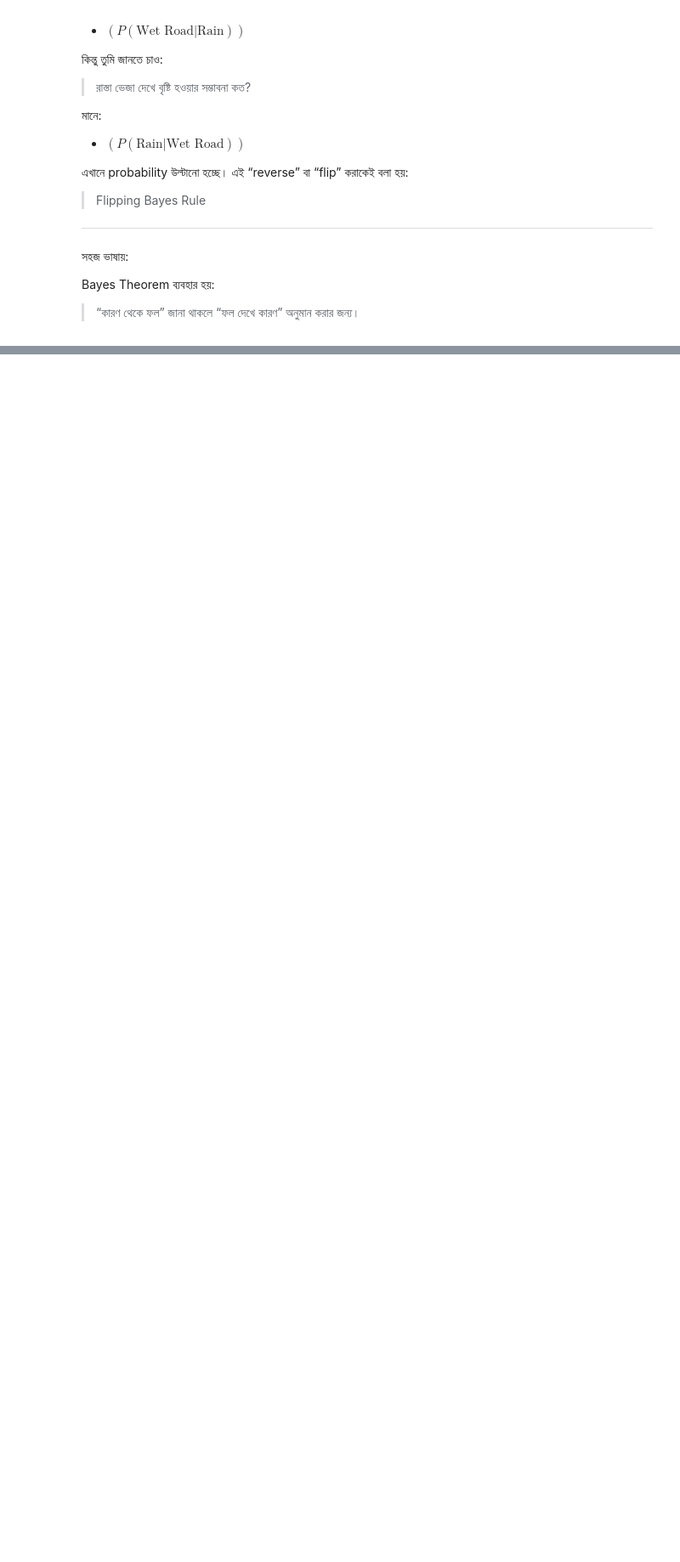
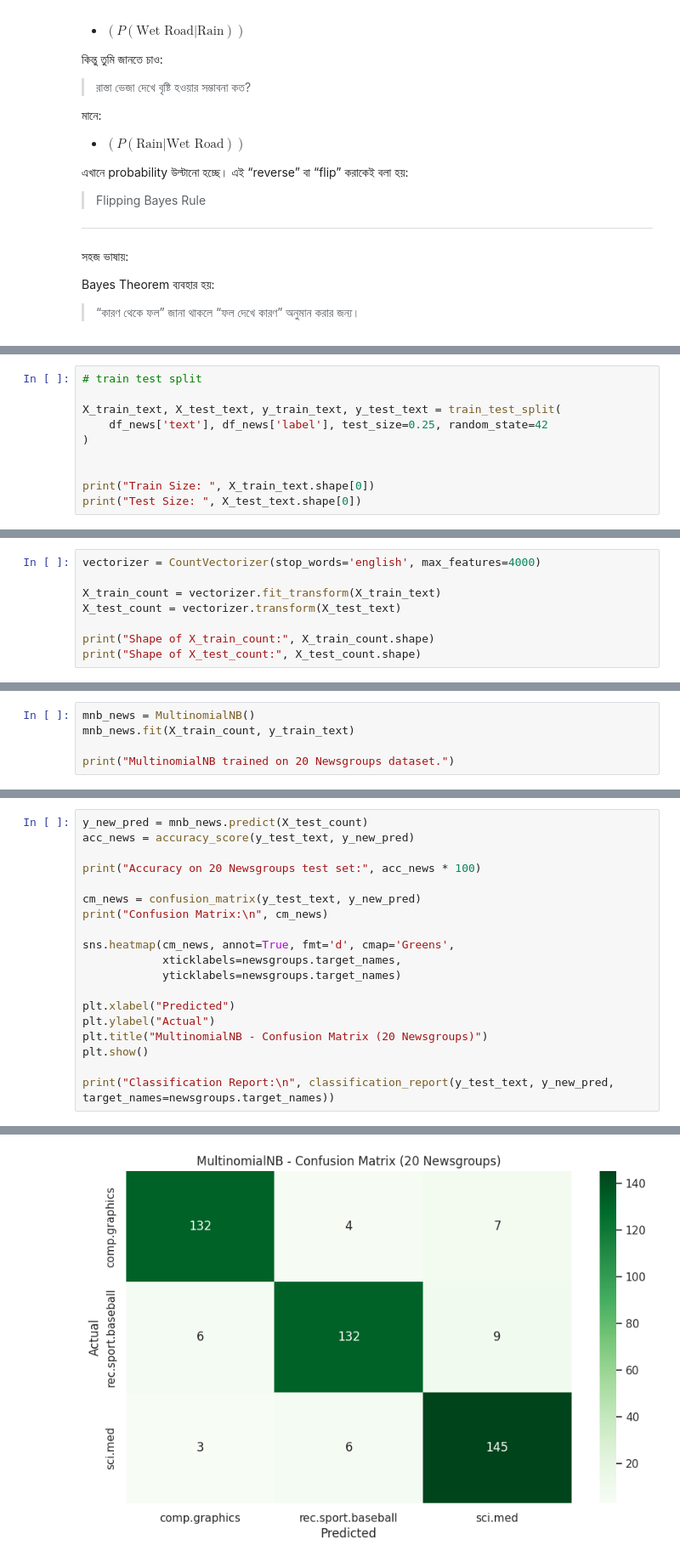
Before and after one commit to arif-z04/Machine-Learning, a Jupyter notebook: Algorithms/Naive_Bayes_Classifier/m1.ipynb, the cells around one changed output, grey strips where cells are left out. Shown at 85% size. Drawn from its saved outputs; the diff is of its cells as text; blank space fills up the shorter version.

```diff
--- a/Algorithms/Naive_Bayes_Classifier/m1.ipynb
+++ b/Algorithms/Naive_Bayes_Classifier/m1.ipynb
@@ -132,0 +523,10 @@ from sklearn.metrics import mean_squared_error, r2_score, classification_report,
+# %%
+# train test split
+
+X_train_text, X_test_text, y_train_text, y_test_text = train_test_split(
+    df_news['text'], df_news['label'], test_size=0.25, random_state=42
+)
+
+
+print("Train Size: ", X_train_text.shape[0])
+print("Test Size: ", X_test_text.shape[0])
@@ -132,0 +536,8 @@ from sklearn.metrics import mean_squared_error, r2_score, classification_report,
+# %%
+vectorizer = CountVectorizer(stop_words='english', max_features=4000)
+
+X_train_count = vectorizer.fit_transform(X_train_text)
+X_test_count = vectorizer.transform(X_test_text)
+
+print("Shape of X_train_count:", X_train_count.shape)
+print("Shape of X_test_count:", X_test_count.shape)
@@ -132,0 +547,5 @@ from sklearn.metrics import mean_squared_error, r2_score, classification_report,
+# %%
+mnb_news = MultinomialNB()
+mnb_news.fit(X_train_count, y_train_text)
+
+print("MultinomialNB trained on 20 Newsgroups dataset.")
@@ -132,0 +554,20 @@ from sklearn.metrics import mean_squared_error, r2_score, classification_report,
+# %%
+y_new_pred = mnb_news.predict(X_test_count)
+acc_news = accuracy_score(y_test_text, y_new_pred)
+
+print("Accuracy on 20 Newsgroups test set:", acc_news * 100)
+
+cm_news = confusion_matrix(y_test_text, y_new_pred)
+print("Confusion Matrix:\n", cm_news)
+
+sns.heatmap(cm_news, annot=True, fmt='d', cmap='Greens',
+            xticklabels=newsgroups.target_names,
+            yticklabels=newsgroups.target_names)
+
+plt.xlabel("Predicted")
+plt.ylabel("Actual")
+plt.title("MultinomialNB - Confusion Matrix (20 Newsgroups)")
+plt.show()
+
+print("Classification Report:\n", classification_report(y_test_text, y_new_pred, target_names=newsgroups.target_names))
+# %% [output]
@@ -132,0 +579 @@ from sklearn.metrics import mean_squared_error, r2_score, classification_report,
+[figure, added]
```
Also changed, not shown: parts of 26 cells of this notebook, 3 other files.
